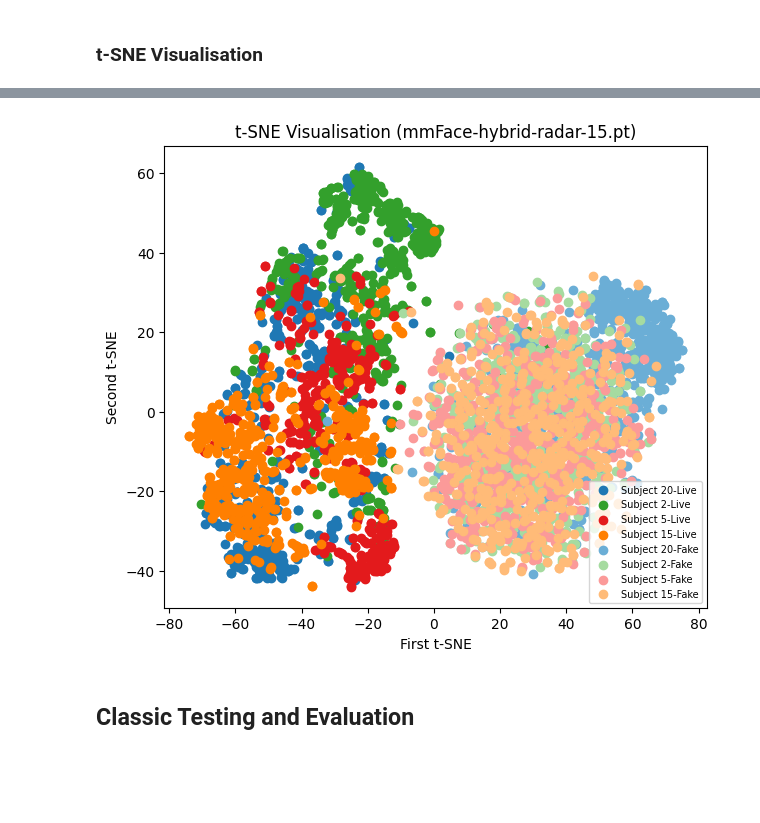
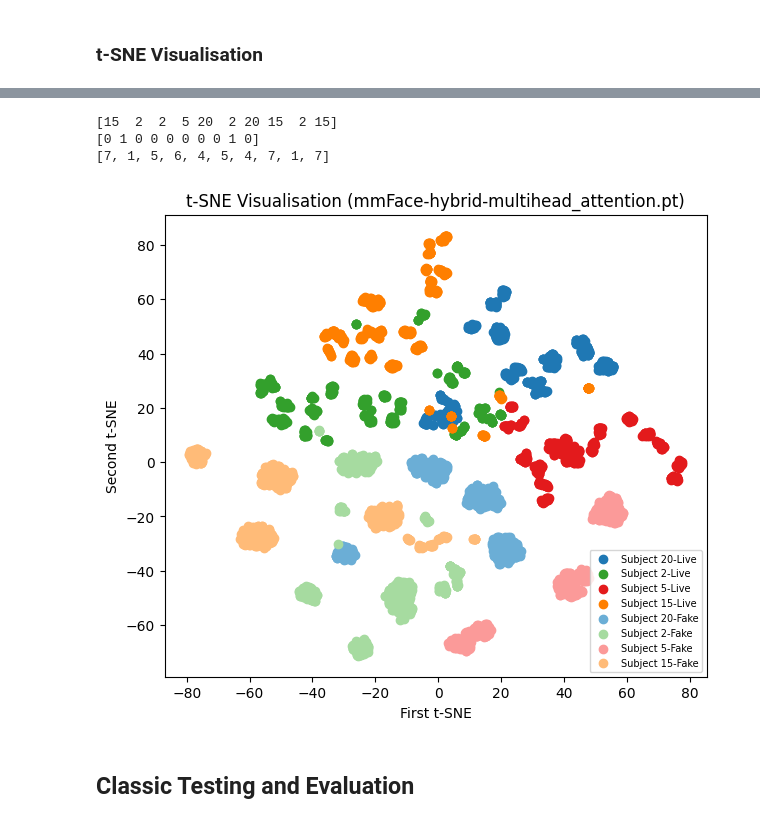
Before and after one commit to StergiousAji/mmFace-3D-Face-Recognition-using-RGB-and-mmWave-Radar, a Jupyter notebook: src/3DFR_Net/mmFace/mmFace-hybrid.ipynb, the cells around one changed output, grey strips where cells are left out. Saved outputs shown, nothing was run; the diff lists cells and outputs as text; code cells hidden in the pictures; blank space fills up the shorter version.

```diff
--- a/src/3DFR_Net/mmFace/mmFace-hybrid.ipynb
+++ b/src/3DFR_Net/mmFace/mmFace-hybrid.ipynb
@@ -19,26 +19,24 @@ Fake Dataset:
 
 `NB: If no RGB embedding for an subject experiment, need to completely remove that`
 # %%
-from hybrid_dataset import load_dataset, load_dataset_subject, load_aug_dataset, load_aug_dataset_subject, get_rgb_emb_aug, get_ard_aug
+from hybrid_dataset import load_dataset, load_dataset_subject, load_aug_dataset, load_aug_dataset_subject, load_aug_dataset_subject_exp
 from tqdm import tqdm
 import numpy as np
 import torch
 import os
 
-device = torch.device('cuda' if torch.cuda.is_available() else 'cpu')
+device = torch.device("cuda" if torch.cuda.is_available() else "cpu")
 print(device, '\n')
 
 RAW_PATH = os.path.relpath("../../Soli/soli_realsense/data")
-num_subjects = 21
-# seed = 333 #69
+num_subjects = 1
 
 torch.cuda.empty_cache()
 # train, validation, test = load_dataset(RAW_PATH, num_subjects, device=device)
 # train, validation, test = load_dataset_subject(RAW_PATH, num_subjects, train_split=15/21, test_split=3/21, device=device)
 # train, validation, test = load_aug_dataset(RAW_PATH, num_subjects, device=device)
 
-# TODO: FIX LIVENESS -> 0 = FAKE | 1 = REAL
-train, test, test_idx = load_aug_dataset_subject(RAW_PATH, num_subjects, batch_size=128, device=device)
+train, test, test_idx = load_aug_dataset_subject_exp(RAW_PATH, num_subjects, batch_size=128, device=device)
 # %% [output]
 Applied providers: ['CUDAExecutionProvider', 'CPUExecutionProvider'], with options: {'CUDAExecutionProvider': {'do_copy_in_default_stream': '1', 'cudnn_conv_algo_search': 'EXHAUSTIVE', 'device_id': '0 ...
 Applied providers: ['CUDAExecutionProvider', 'CPUExecutionProvider'], with options: {'CUDAExecutionProvider': {'do_copy_in_default_stream': '1', 'cudnn_conv_algo_search': 'EXHAUSTIVE', 'device_id': '0 ...
@@ -193,9 +273,9 @@ from neural_nets import MMFaceHybrid, concatenate, add, multiply, pairwise_dot_a
 from utils import load_model
 
 # TODO: LOAD ALL MODELS TO COMPARE AGAINST THEM
-model = MMFaceHybrid(num_subjects, fuse=concatenate).to(device)
+model = MMFaceHybrid(num_subjects, fuse=multihead_attention).to(device)
 
-model_name = f"mmFace-hybrid-rgb-OLD.pt"
+model_name = f"mmFace-hybrid-multihead_attention.pt"
 cur_epoch, loss_history, train_acc, val_acc = load_model(model_name, model, torch.optim.SGD(model.parameters(), lr=0.01, weight_decay=0.001, momentum=0.9))
 
 if len(loss_history) > 0:
@@ -426,8 +515,9 @@ fpr, tpr, roc_auc = OVR_ROC_macro_average(ref_labels_s, reference_embs, unseen_e
 fig, ax = plt.subplots(figsize=(7, 6), dpi=100)
 ax.plot(fpr["macro"], tpr["macro"], label=f"Macro-Average (AUC = {roc_auc['macro']:.2f})", color="navy", linestyle=":", linewidth=3)
 
+roc_colours = list(mcolours.TABLEAU_COLORS.values())
 for i, r in enumerate(ref_labels_s):
-    ax.plot(fpr[i], tpr[i], label=f"Subject {r}-{'Live' if i < len(ref_labels_s)//2 else 'Fake'} vs. rest (AUC = {roc_auc[i]:.2f})", color=list(mcolours.TABLEAU_COLORS.values())[i])
+    ax.plot(fpr[i], tpr[i], label=f"Subject {r}-{'Live' if i < len(ref_labels_s)//2 else 'Fake'} vs. rest (AUC = {roc_auc[i]:.2f})", color=roc_colours[i])
 
 ax.plot([0, 1], [0, 1], label="Chance Level (AUC = 0.5)", color="black", linestyle="--")
 ax.set(xlabel="False Positive Rate (FPR)", ylabel="True Positive Rate (TPR) (Sensitivity)", title=f"One-vs-Rest ROC Curves for all 8 Reference Subjects ({model_name})")
@@ -473,6 +563,5 @@ KL Divergence (mmFace-hybrid-radar-15.pt): 2.0042
 # %%
 import matplotlib.pyplot as plt
-import matplotlib.colors as mcolours
 
 # train_labels_set = list(set(train_labels_s))
 # train_labels_norm = [train_labels_set.index(train_labels_s[i]) + (h if train_labels_l[i] else 0) for i in range(len(train_labels_s))]
@@ -480,44 +569,42 @@ import matplotlib.colors as mcolours
 
 h = len(ref_labels_s)//2
 # TODO: SPLIT BY EXPERIMENT, CHANGE DATALOADERS TO ALSO OUTPUT EXPERIMENT LABEL
-true_labels_norm = [ref_labels_s.index(true_labels_s[i]) + (h if true_labels_l[i] else 0) for i in range(len(true_labels_s))]
+true_labels_norm = [ref_labels_s.index(true_labels_s[i]) + (0 if true_labels_l[i] else h) for i in range(len(true_labels_s))]
+
 shades = [
     "#1f78b4",  # Blue
     "#33a02c",  # Green
     "#e31a1c",  # Red
     "#ff7f00"   # Orange
 ]
 
 lighter_shades = [
     "#6baed6",  # Lighter shade of Blue
     "#a6dba0",  # Lighter shade of Green
     "#fb9a99",  # Lighter shade of Red
     "#ffbb78"   # Lighter shade of Orange
 ]
 
-colours = np.array([shades[t % h] if true_labels_l[i] else lighter_shades[t % h] for i, t in enumerate(true_labels_norm)])
-colours2 = np.array([shades[t % h] if preds_l_norm[i] else lighter_shades[t % h] for i, t in enumerate(preds_s_norm)])
+colours = np.array([shades[t] if true_labels_l[i] else lighter_shades[t % h] for i, t in enumerate(true_labels_norm)])
 
 fig, ax = plt.subplots(figsize=(7, 6), dpi=100)
 # ax = fig.add_subplot(projection="3d")
-# for i, colour in enumerate(set(colours)):
 for i, colour in enumerate(shades + lighter_shades):
     indices = np.where(colours == colour)
-    indices2 = np.where(colours2 == colour)
     l = indices[0][0]
-    m = indices[0][0]
 
-    # plt.scatter(X_tsne[indices, 0], X_tsne[indices, 1], c=colour, label=f"Subject {train_labels_s[l]}-{'Live' if train_labels_l[l] else 'Fake'}")
     ax.scatter(X_tsne[indices, 0], X_tsne[indices, 1], c=colour, label=f"Subject {true_labels_s[l]}-{'Live' if true_labels_l[l] else 'Fake'}")
-    # ax.scatter(X_tsne[indices2, 0], X_tsne[indices2, 1], c=colour, label=f"Subject {preds_s_norm[m]}-{'Live' if preds_l_norm[m] else 'Fake'}")
 
 plt.title(f"t-SNE Visualisation ({model_name})")
 plt.xlabel("First t-SNE")
 plt.ylabel("Second t-SNE")
 plt.legend(fontsize=7, loc="lower right")
 plt.show()
 # %% [output]
+[15  2  2  5 20  2 20 15  2 15]
+[0 1 0 0 0 0 0 0 1 0]
+[7, 1, 5, 6, 4, 5, 4, 7, 1, 7]
-[figure, old version]
+[figure, new version]
 # %% [markdown]
 ## Classic Testing and Evaluation
 # %%
```
Also changed, not shown: parts of 14 cells of this notebook, 1 other file.
